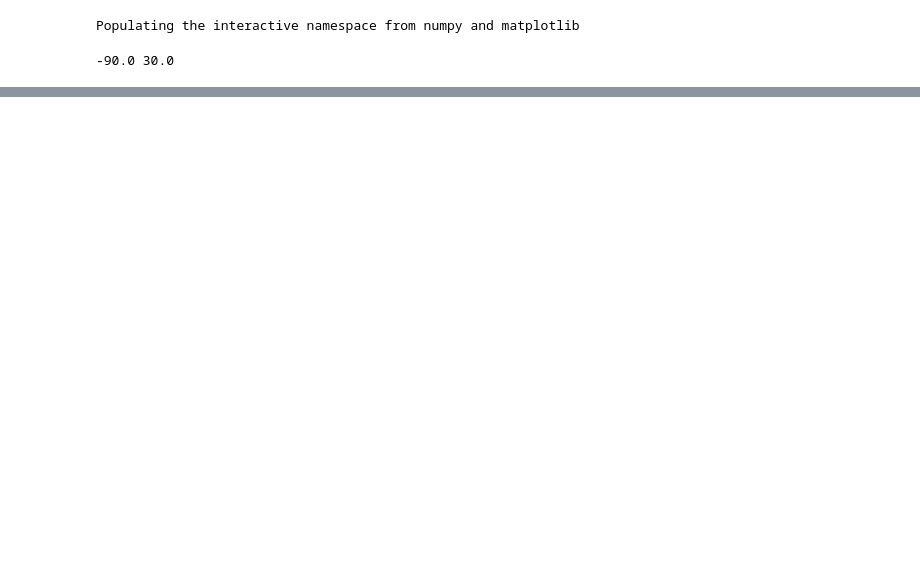
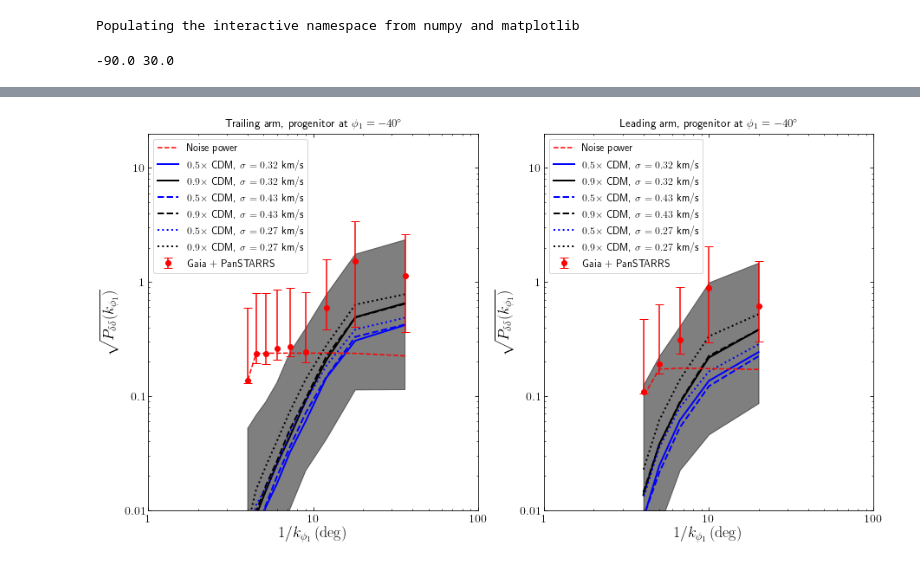
Before and after one commit to nbanik/Analyze_GD-1, a Jupyter notebook: make_plots.ipynb, the cells around one changed output, grey strips where cells are left out. Cells and saved outputs as stored; diff of their text form; code cells hidden in the pictures; blank space fills up the shorter version.

```diff
--- a/make_plots.ipynb
+++ b/make_plots.ipynb
@@ -332,0 +336,80 @@ px_lead,py_noise_med_lead,ppy_noise_low_lead,ppy_noise_high_lead,py_err_dat_lead
+# %%
+#Plot
+bovy_plot.bovy_print(axes_labelsize=18.,xtick_labelsize=14.,ytick_labelsize=14.)
+figsize(15,8)
+subplot(1,2,1)
+title(r'Trailing arm, progenitor at $\phi_{1} = -40^{\circ}$')
+
+arm='trailing'
+phi1_min=-38.
+phi1_max=-4.
+
+dir1='dens_Omega/subhalo_GMC_GC/prog-40/Tstream_3.4/sigv_0p32/0p5CDM/{}/physical_coords/'.format(arm)
+dir2='dens_Omega/subhalo_GMC_GC/prog-40/Tstream_3.4/sigv_0p32/0p9CDM/{}/physical_coords/'.format(arm)
+
+dir3='dens_Omega/subhalo_GMC_GC/prog-40/Tstream_3.4/sigv_0p43/0p5CDM/{}/physical_coords/'.format(arm)
+dir4='dens_Omega/subhalo_GMC_GC/prog-40/Tstream_3.4/sigv_0p43/0p9CDM/{}/physical_coords/'.format(arm)
+
+dir5='dens_Omega/subhalo_GMC_GC/prog-40/Tstream_3.4/sigv_0p27/0p5CDM/{}/physical_coords/'.format(arm)
+dir6='dens_Omega/subhalo_GMC_GC/prog-40/Tstream_3.4/sigv_0p27/0p9CDM/{}/physical_coords/'.format(arm)
+
+
+
+loglog(px,py_err_dat,color='red',zorder=10,ls='--',label='Noise power')
+
+errorbar(px,py_noise_med,
+         yerr=[ppy_noise_low,ppy_noise_high]
+         ,color='r',fmt='o',capsize=5.,capthick=1.,ecolor='r',label='Gaia + PanSTARRS')
+
+plot_pk_scatter(dir1,N=500,p1min=phi1_min,p1max=phi1_max,label=r'$0.5\times$ CDM, $\sigma=0.32$ km/s',CDM=True,baryons=False,color='b',fill=False)
+plot_pk_scatter(dir2,N=500,p1min=phi1_min,p1max=phi1_max,label=r'$0.9\times$ CDM, $\sigma=0.32$ km/s',CDM=True,baryons=False,color='k',fill=False)
+
+plot_pk_scatter(dir3,N=500,p1min=phi1_min,p1max=phi1_max,label=r'$0.5\times$ CDM, $\sigma=0.43$ km/s',CDM=True,baryons=False,color='b',ls='--',fill=False)
+plot_pk_scatter(dir4,N=500,p1min=phi1_min,p1max=phi1_max,label=r'$0.9\times$ CDM, $\sigma=0.43$ km/s',CDM=True,baryons=False,color='k',ls='--',fill=False)
+
+plot_pk_scatter(dir5,N=499,p1min=phi1_min,p1max=phi1_max,label=r'$0.5\times$ CDM, $\sigma=0.27$ km/s',CDM=True,baryons=False,color='b',ls=':',fill=False)
+plot_pk_scatter(dir6,N=499,p1min=phi1_min,p1max=phi1_max,label=r'$0.9\times$ CDM, $\sigma=0.27$ km/s',CDM=True,baryons=False,color='k',ls=':',fill_color='k')
+
+
+
+#plot_pk_scatter(dir5,N=500,p1min=phi1_min,p1max=phi1_max,label=r'$0.5\times$ CDM, $\sigma_{v} = 0.43$ km/s',CDM=True,baryons=False,color='b',fill=False,ls='--')
+#plot_pk_scatter(dir6,N=500,p1min=phi1_min,p1max=phi1_max,label=r'$0.9\times$ CDM, $\sigma_{v} = 0.43$ km/s',CDM=True,baryons=False,color='r',fill=False,ls='--')
+
+set_ranges_and_labels_dens()
+plt.ylabel(r'$\sqrt{P_{\delta\delta}(k_{\phi_{1}})}$',fontsize=18)
+
+subplot(1,2,2)
+title(r'Leading arm, progenitor at $\phi_{1} = -40^{\circ}$')
+
+arm='leading'
+phi1_min=-60.
+phi1_max=-42.
+
+dir1='dens_Omega/subhalo_GMC_GC/prog-40/Tstream_3.4/sigv_0p32/0p5CDM/{}/physical_coords/'.format(arm)
+dir2='dens_Omega/subhalo_GMC_GC/prog-40/Tstream_3.4/sigv_0p32/0p9CDM/{}/physical_coords/'.format(arm)
+
+dir3='dens_Omega/subhalo_GMC_GC/prog-40/Tstream_3.4/sigv_0p43/0p5CDM/{}/physical_coords/'.format(arm)
+dir4='dens_Omega/subhalo_GMC_GC/prog-40/Tstream_3.4/sigv_0p43/0p9CDM/{}/physical_coords/'.format(arm)
+
+dir5='dens_Omega/subhalo_GMC_GC/prog-40/Tstream_3.4/sigv_0p27/0p5CDM/{}/physical_coords/'.format(arm)
+dir6='dens_Omega/subhalo_GMC_GC/prog-40/Tstream_3.4/sigv_0p27/0p9CDM/{}/physical_coords/'.format(arm)
+
+loglog(px_lead,py_err_dat_lead,color='red',zorder=10,ls='--',label='Noise power')
+
+errorbar(px_lead,py_noise_med_lead,
+         yerr=[ppy_noise_low_lead,ppy_noise_high_lead]
+         ,color='r',fmt='o',capsize=5.,capthick=1.,ecolor='red',label='Gaia + PanSTARRS')
+
+plot_pk_scatter(dir1,N=500,p1min=phi1_min,p1max=phi1_max,label=r'$0.5\times$ CDM, $\sigma=0.32$ km/s',CDM=True,baryons=False,color='b',fill=False)
+plot_pk_scatter(dir2,N=500,p1min=phi1_min,p1max=phi1_max,label=r'$0.9\times$ CDM, $\sigma=0.32$ km/s',CDM=True,baryons=False,color='k',fill=False)
+
+plot_pk_scatter(dir3,N=500,p1min=phi1_min,p1max=phi1_max,label=r'$0.5\times$ CDM, $\sigma=0.43$ km/s',CDM=True,baryons=False,color='b',ls='--',fill=False)
+plot_pk_scatter(dir4,N=500,p1min=phi1_min,p1max=phi1_max,label=r'$0.9\times$ CDM, $\sigma=0.43$ km/s',CDM=True,baryons=False,color='k',ls='--',fill=False)
+
+plot_pk_scatter(dir5,N=499,p1min=phi1_min,p1max=phi1_max,label=r'$0.5\times$ CDM, $\sigma=0.27$ km/s',CDM=True,baryons=False,color='b',ls=':',fill=False)
+plot_pk_scatter(dir6,N=499,p1min=phi1_min,p1max=phi1_max,label=r'$0.9\times$ CDM, $\sigma=0.27$ km/s',CDM=True,baryons=False,color='k',ls=':',fill_color='k')
+set_ranges_and_labels_dens()
+plt.ylabel(r'$\sqrt{P_{\delta\delta}(k_{\phi_{1}})}$',fontsize=18)
+#savefig('plots/power_baryons_trailing_arm_prog-40.pdf')
+#savefig('plots/power_baryonsonly_trailing_arm_prog-40.pdf')
+# %% [output]
@@ -332,0 +417 @@ px_lead,py_noise_med_lead,ppy_noise_low_lead,ppy_noise_high_lead,py_err_dat_lead
+[figure, added]
```
Also changed, not shown: parts of 13 cells of this notebook.
